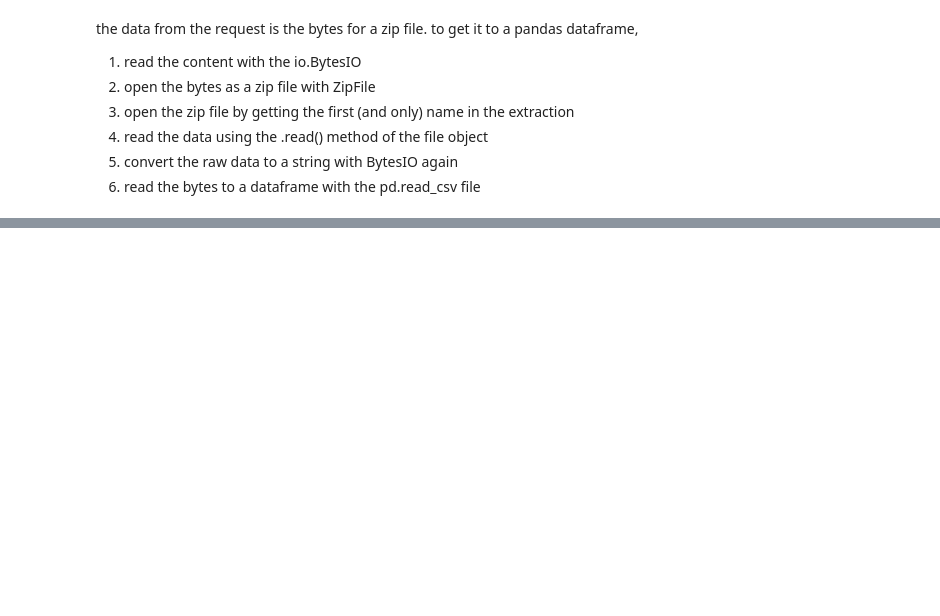
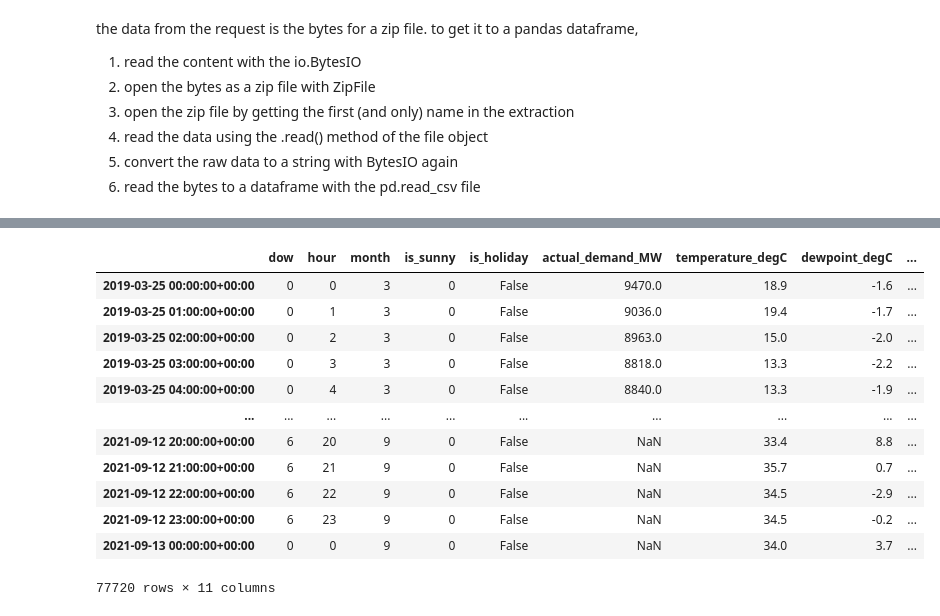
Before and after one commit to denny-lehman/ev_charging, a Jupyter notebook: models/model_workbook.ipynb, the cells around one changed output, grey strips where cells are left out. Saved outputs shown, nothing was run; the diff lists cells and outputs as text; code cells hidden in the pictures; blank space fills up the shorter version.

```diff
--- a/models/model_workbook.ipynb
+++ b/models/model_workbook.ipynb
@@ -287,0 +108,2 @@ raw[(raw['MARKET_RUN_ID'].isin(MARKET_RUN_IDS)) & (raw['TAC_AREA_NAME'].isin(TAC
+# %%
+historical_caiso_actual_load = pd.read_csv('data/historical_caiso_actual_load.csv', index_col=[0])
@@ -287,0 +113,6 @@ raw[(raw['MARKET_RUN_ID'].isin(MARKET_RUN_IDS)) & (raw['TAC_AREA_NAME'].isin(TAC
+# %%
+historical_caiso_actual_load['datetime'] = pd.to_datetime(historical_caiso_actual_load['OPR_DT']) + pd.to_timedelta(historical_caiso_actual_load['OPR_HR'], unit='h')
+historical_caiso_actual_load = historical_caiso_actual_load[
+    (historical_caiso_actual_load['TAC_AREA_NAME'].isin(TACS)) &
+    (historical_caiso_actual_load['MARKET_RUN_ID'].isin(MARKET_RUN_IDS))
+]
@@ -287,0 +126,2 @@ raw[(raw['MARKET_RUN_ID'].isin(MARKET_RUN_IDS)) & (raw['TAC_AREA_NAME'].isin(TAC
+# %%
+demand_features = ['datetime', 'TAC_AREA_NAME', 'MARKET_RUN_ID', 'MW']
@@ -287,0 +171,48 @@ raw[(raw['MARKET_RUN_ID'].isin(MARKET_RUN_IDS)) & (raw['TAC_AREA_NAME'].isin(TAC
+# %%
+X = pd.DataFrame()
+sites_df = [df_o,df_c,df_j]
+sites = ['Office001','Caltech','JPL']
+site_ids = [2,1,19]
+site2id = { k:v for (k,v) in zip(sites, site_ids)}
+site2tac = {2:'PGE-TAC',
+            1:'SCE-TAC',
+            19:'SCE-TAC',
+            }
+# %%
+X = pd.DataFrame()
+for sdf, id, site_name in zip(sites_df, site_ids, sites):
+    start, end = get_start_end_times(sdf)
+    print(site_name, start, end)
+    # time
+    x = pd.DataFrame(index=pd.date_range(start, end, inclusive='both', freq='h', tz=0),
+                     columns=['dow', 'hour', 'month', 'is_sunny'])
+    x['dow'] = x.index.dayofweek
+    x['hour'] = x.index.hour
+    x['month'] = x.index.month
+    x['is_sunny'] = 0
+
+    x = holiday_processing(x)
+
+    print('x rows: ', x.shape[0])
+    # energy demand
+    demand = historical_caiso_actual_load[demand_features].set_index('datetime').rename(columns={'MW':'actual_demand_MW'}).sort_index()
+    demand = demand[demand['TAC_AREA_NAME'] == site2tac[id]][['actual_demand_MW']]
+    demand.index = pd.to_datetime(demand.index, utc=True)
+    demand = demand.loc[x.index.min():x.index.max(),:]
+    print('dem rows', demand.shape[0])
+
+    x = pd.merge(x,demand, left_index=True, right_index=True, how='left')
+
+    # weather and location
+    weather = historical_weather[historical_weather['site']==site_name]
+    weather = weather.loc[x.index.min():x.index.max(), :]
+    print('weather rows:', weather.shape[0])
+    x = pd.merge(x, weather, left_index=True, right_index=True, how='left')
+    print('together rows: ', x.shape[0])
+    if X.empty:
+        X = x
+    else:
+        X = pd.concat([X, x], axis=0)
+
+X
+# %% [output]
@@ -287,0 +234,13 @@ raw[(raw['MARKET_RUN_ID'].isin(MARKET_RUN_IDS)) & (raw['TAC_AREA_NAME'].isin(TAC
+|  | dow | hour | month | is_sunny | is_holiday | actual_demand_MW | temperature_degC | dewpoint_degC | ... |
+| 2019-03-25 00:00:00+00:00 | 0 | 0 | 3 | 0 | False | 9470.0 | 18.9 | -1.6 | ... |
+| 2019-03-25 01:00:00+00:00 | 0 | 1 | 3 | 0 | False | 9036.0 | 19.4 | -1.7 | ... |
+| 2019-03-25 02:00:00+00:00 | 0 | 2 | 3 | 0 | False | 8963.0 | 15.0 | -2.0 | ... |
+| 2019-03-25 03:00:00+00:00 | 0 | 3 | 3 | 0 | False | 8818.0 | 13.3 | -2.2 | ... |
+| 2019-03-25 04:00:00+00:00 | 0 | 4 | 3 | 0 | False | 8840.0 | 13.3 | -1.9 | ... |
+| ... | ... | ... | ... | ... | ... | ... | ... | ... | ... |
+| 2021-09-12 20:00:00+00:00 | 6 | 20 | 9 | 0 | False | NaN | 33.4 | 8.8 | ... |
+| 2021-09-12 21:00:00+00:00 | 6 | 21 | 9 | 0 | False | NaN | 35.7 | 0.7 | ... |
+| 2021-09-12 22:00:00+00:00 | 6 | 22 | 9 | 0 | False | NaN | 34.5 | -2.9 | ... |
+| 2021-09-12 23:00:00+00:00 | 6 | 23 | 9 | 0 | False | NaN | 34.5 | -0.2 | ... |
+| 2021-09-13 00:00:00+00:00 | 0 | 0 | 9 | 0 | False | NaN | 34.0 | 3.7 | ... |
+77720 rows × 11 columns
```
Also changed, not shown: parts of 47 cells of this notebook.
